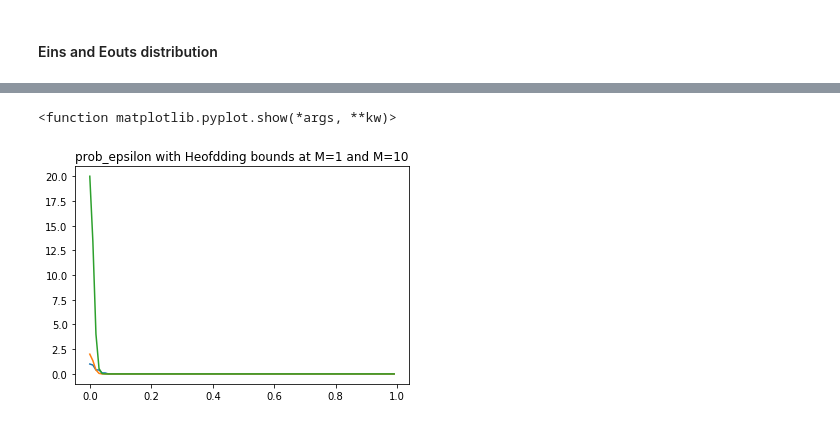
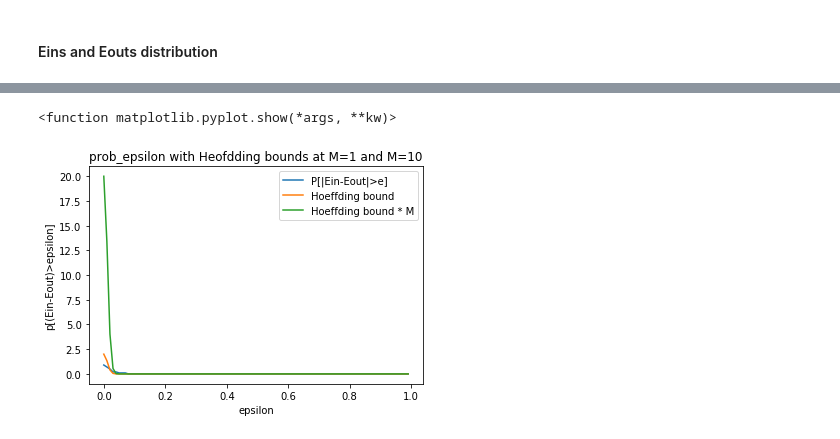
Before and after one commit to vipulpopat/MSCAI_Sem1_Etivity1, a Jupyter notebook: Etivity1.ipynb, the cells around one changed output, grey strips where cells are left out. Saved outputs shown, nothing was run; the diff lists cells and outputs as text; code cells hidden in the pictures.

```diff
--- a/Etivity1.ipynb
+++ b/Etivity1.ipynb
@@ -764,10 +772,13 @@ plt.show()
 # %%
 plt.figure()
-plt.plot(epsilons, prob_epsilon)
-plt.plot(epsilons, [2*math.exp(-2*e**2*N) for e in epsilons])
-plt.plot(epsilons, [2*M*math.exp(-2*e**2*N) for e in epsilons])
+plt.plot(epsilons, prob_epsilon, label='P[|Ein-Eout|>e]')
+plt.plot(epsilons, [2*math.exp(-2*e**2*N) for e in epsilons], label='Hoeffding bound')
+plt.plot(epsilons, [2*M*math.exp(-2*e**2*N) for e in epsilons], label="Hoeffding bound * M")
+plt.xlabel('epsilon')
+plt.ylabel('p[(Ein-Eout)>epsilon]')
 plt.title('prob_epsilon with Heofdding bounds at M=1 and M=10')
+plt.legend(loc='upper right')
 plt.show
 # %% [output]
 <function matplotlib.pyplot.show(*args, **kw)>
-[figure, old version]
+[figure, new version]
```
Also changed, not shown: parts of 24 cells of this notebook.
